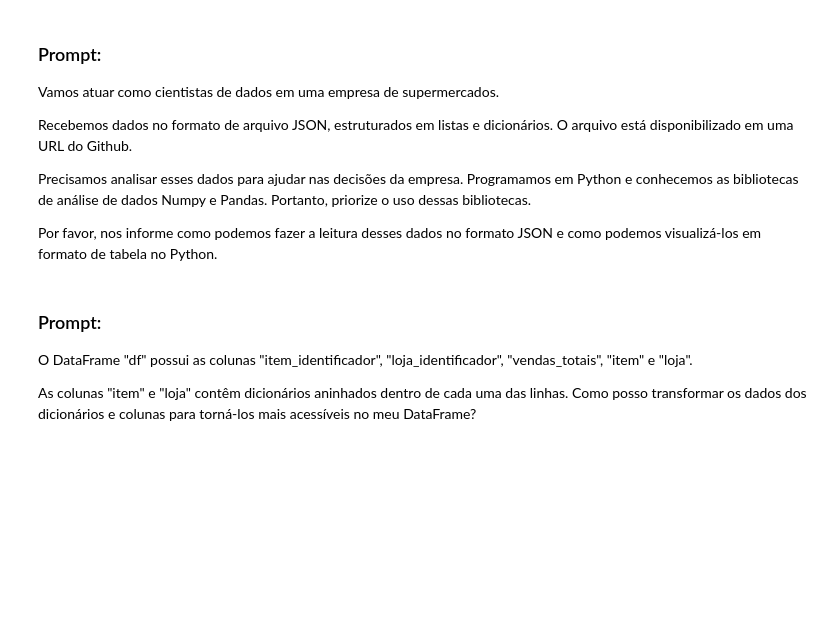
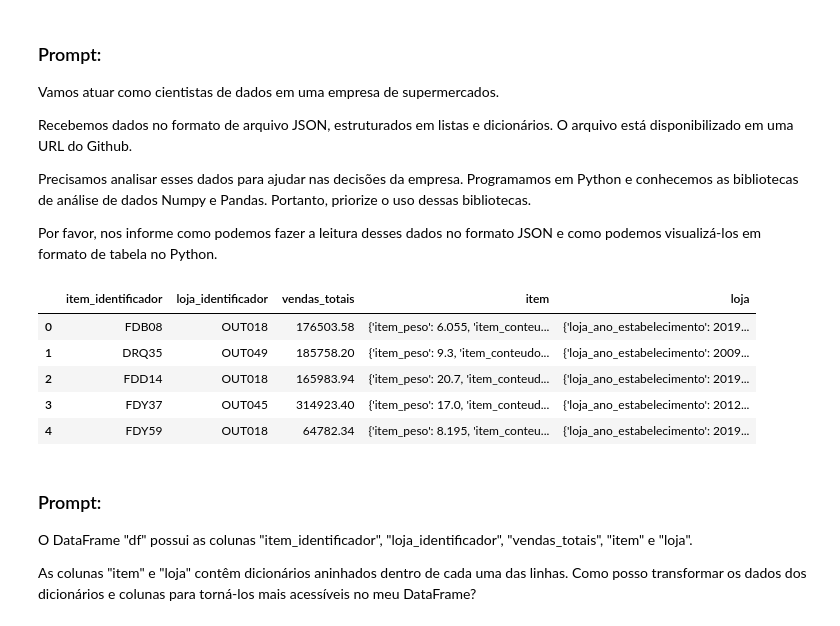
Before and after one commit to dorvalneto/IA_experimental, a Jupyter notebook: Notebook_Análise_de_dados_com_Python_utilizando_o_ChatGPT_como_assistente.ipynb, the cells around one changed output. Saved outputs shown, nothing was run; the diff lists cells and outputs as text; code cells hidden in the pictures; blank space fills up the shorter version.

```diff
--- a/Notebook_Análise_de_dados_com_Python_utilizando_o_ChatGPT_como_assistente.ipynb
+++ b/Notebook_Análise_de_dados_com_Python_utilizando_o_ChatGPT_como_assistente.ipynb
@@ -19,3 +26,13 @@ Por favor, nos informe como podemos fazer a leitura desses dados no formato JSON
+# %%
+df = pd.DataFrame(data)
+df.head()  # Exibe as primeiras 5 linhas do DataFrame
+# %% [output]
+|  | item_identificador | loja_identificador | vendas_totais | item | loja |
+| 0 | FDB08 | OUT018 | 176503.58 | {'item_peso': 6.055, 'item_conteu... | {'loja_ano_estabelecimento': 2019... |
+| 1 | DRQ35 | OUT049 | 185758.20 | {'item_peso': 9.3, 'item_conteudo... | {'loja_ano_estabelecimento': 2009... |
+| 2 | FDD14 | OUT018 | 165983.94 | {'item_peso': 20.7, 'item_conteud... | {'loja_ano_estabelecimento': 2019... |
+| 3 | FDY37 | OUT045 | 314923.40 | {'item_peso': 17.0, 'item_conteud... | {'loja_ano_estabelecimento': 2012... |
+| 4 | FDY59 | OUT018 | 64782.34 | {'item_peso': 8.195, 'item_conteu... | {'loja_ano_estabelecimento': 2019... |
 # %% [markdown]
 ### Prompt:
 
```
Also changed, not shown: parts of 12 cells of this notebook.
